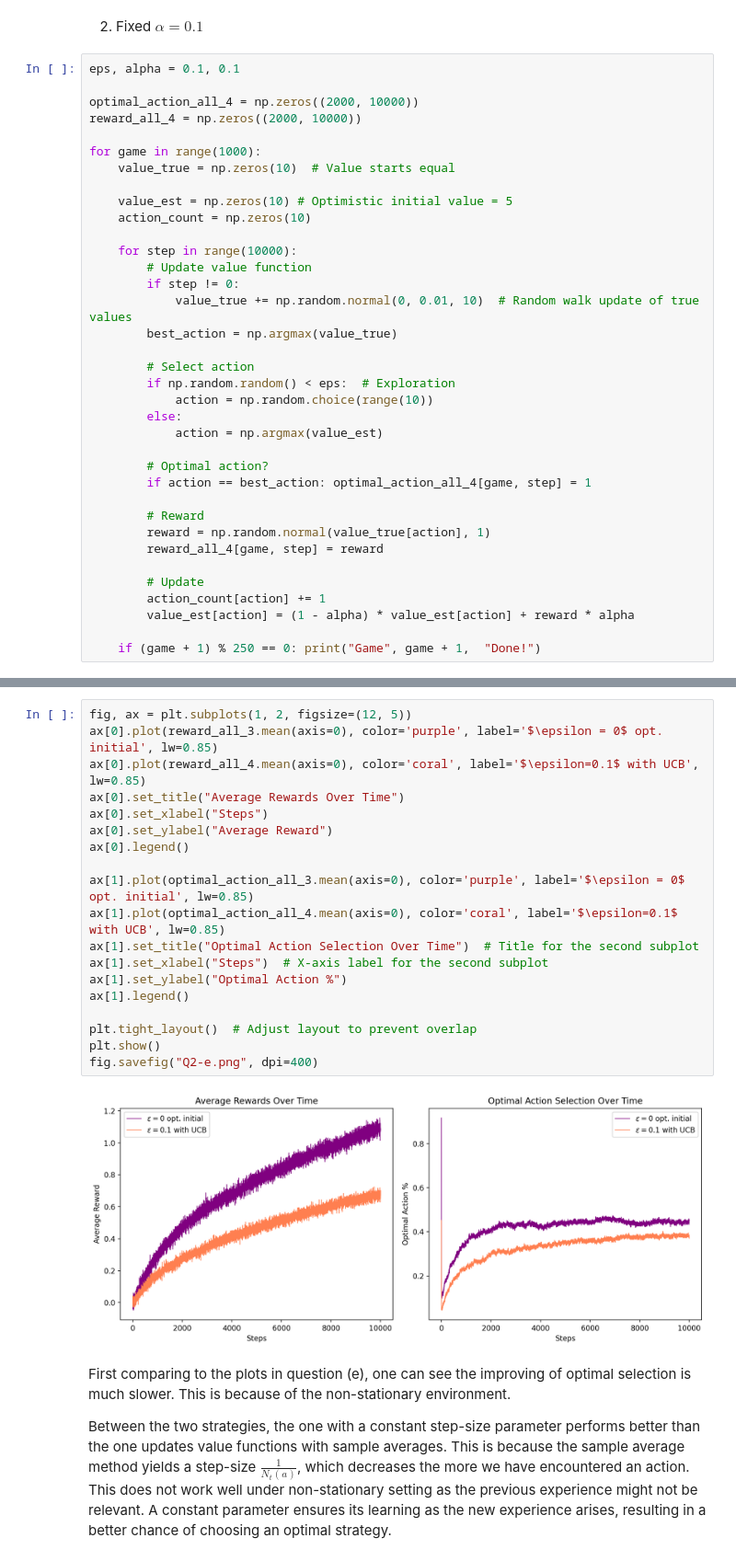
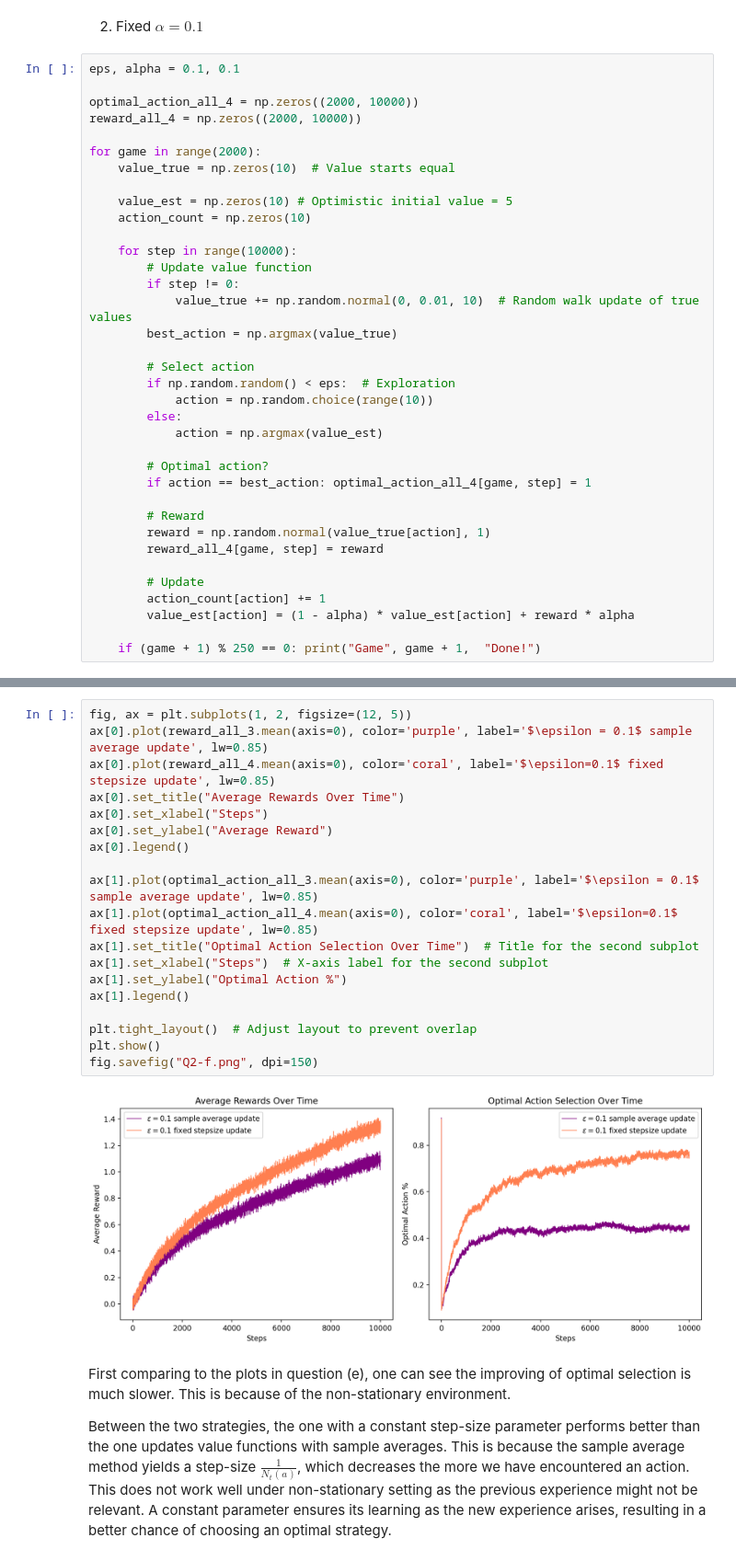
Before and after one commit to QizheCui/CW1_RL, a Jupyter notebook: CW-Q2-Kelvin.ipynb, the cells around one changed output, grey strips where cells are left out. Shown at 92% size. Drawn from its saved outputs; the diff is of its cells as text.

Commit message:
Fixed minor error regarding plot legends

```diff
--- a/CW-Q2-Kelvin.ipynb
+++ b/CW-Q2-Kelvin.ipynb
@@ -251,7 +251,7 @@ eps, alpha = 0.1, 0.1
 optimal_action_all_4 = np.zeros((2000, 10000))
 reward_all_4 = np.zeros((2000, 10000))
 
-for game in range(1000):
+for game in range(2000):
     value_true = np.zeros(10)  # Value starts equal
 
     value_est = np.zeros(10) # Optimistic initial value = 5
@@ -289,24 +293,24 @@ Game 1000 Done!
 # %%
 fig, ax = plt.subplots(1, 2, figsize=(12, 5))
-ax[0].plot(reward_all_3.mean(axis=0), color='purple', label='$\epsilon = 0$ opt. initial', lw=0.85)
-ax[0].plot(reward_all_4.mean(axis=0), color='coral', label='$\epsilon=0.1$ with UCB', lw=0.85)
+ax[0].plot(reward_all_3.mean(axis=0), color='purple', label='$\epsilon = 0.1$ sample average update', lw=0.85)
+ax[0].plot(reward_all_4.mean(axis=0), color='coral', label='$\epsilon=0.1$ fixed stepsize update', lw=0.85)
 ax[0].set_title("Average Rewards Over Time")
 ax[0].set_xlabel("Steps")
 ax[0].set_ylabel("Average Reward")
 ax[0].legend()
 
-ax[1].plot(optimal_action_all_3.mean(axis=0), color='purple', label='$\epsilon = 0$ opt. initial', lw=0.85)
-ax[1].plot(optimal_action_all_4.mean(axis=0), color='coral', label='$\epsilon=0.1$ with UCB', lw=0.85)
+ax[1].plot(optimal_action_all_3.mean(axis=0), color='purple', label='$\epsilon = 0.1$ sample average update', lw=0.85)
+ax[1].plot(optimal_action_all_4.mean(axis=0), color='coral', label='$\epsilon=0.1$ fixed stepsize update', lw=0.85)
 ax[1].set_title("Optimal Action Selection Over Time")  # Title for the second subplot
 ax[1].set_xlabel("Steps")  # X-axis label for the second subplot
 ax[1].set_ylabel("Optimal Action %")
 ax[1].legend()
 
 plt.tight_layout()  # Adjust layout to prevent overlap
 plt.show()
-fig.savefig("Q2-e.png", dpi=400)
+fig.savefig("Q2-f.png", dpi=150)
 # %% [output]
-[figure, old version]
+[figure, new version]
 # %% [markdown]
 First comparing to the plots in question (e), one can see the improving of optimal selection is much slower. This is because of the non-stationary environment.
 
```
Also changed, not shown: parts of 2 cells of this notebook, 1 other file.
